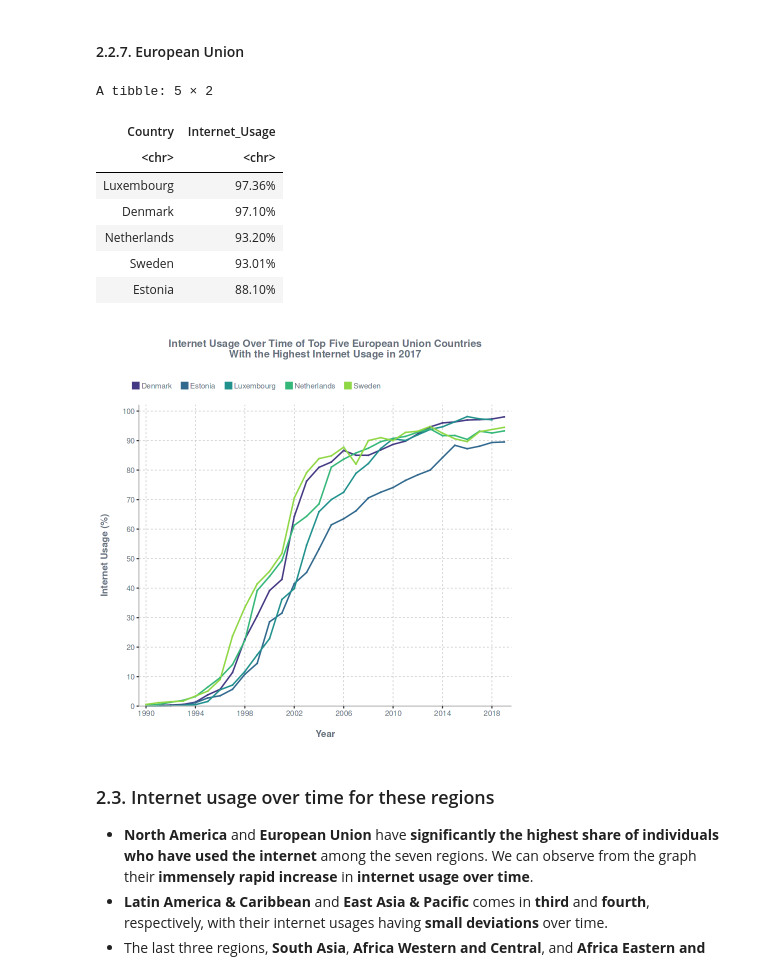
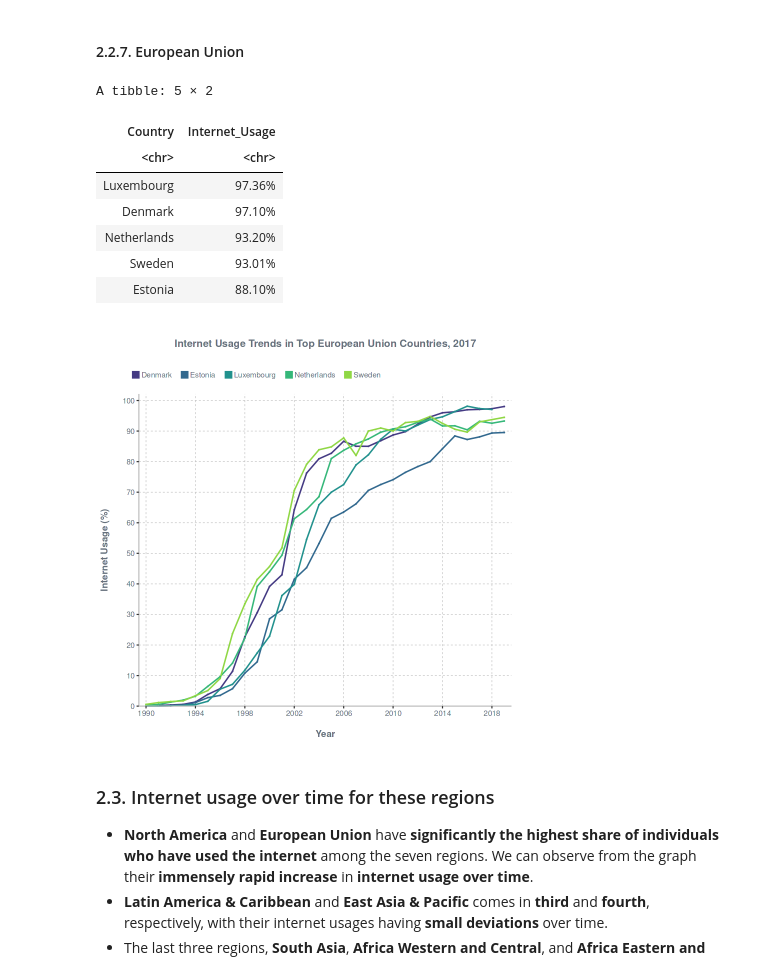
Before and after one commit to jbjdelacruz/DataSetlist, a Jupyter notebook: global-internet-accessibility/notebook.ipynb, the cells around one changed output. Saved outputs shown, nothing was run; the diff lists cells and outputs as text; code cells hidden in the pictures.

```diff
--- a/global-internet-accessibility/notebook.ipynb
+++ b/global-internet-accessibility/notebook.ipynb
@@ -590,35 +590,35 @@ top_five_internet_use_eu <- internet_eu %>%
 	mutate(Internet_Usage = label_percent(accuracy = 0.01)(Internet_Usage/100)) %>%
 	select(c("Entity", "Internet_Usage")) %>%
 	rename(Country = Entity)
 
 top_five_internet_use_eu
 
 # Subset data for plot
 plotData_top_five_eu <- internet %>% filter(Entity %in% top_five_internet_use_eu$Country)
 
 # Plot time series
 plot_series(
     data = plotData_top_five_eu,
     x = "Year",
     xlabs = "Year",
     y = "Internet_Usage",
     ylabs = "Internet Usage (%)",
     group = "Entity",
-    title = "Internet Usage Over Time of Top Five European Union Countries\nWith the Highest Internet Usage in 2017",
+    title = "Internet Usage Trends in Top European Union Countries, 2017",
     title.s = 12,
     by = 10,
     colors = c("#443A83", "#31688E", "#21918D", "#35B779", "#8FD744")
 )
 # %% [output]
 A tibble: 5 × 2
 | Country | Internet_Usage |
 | <chr> | <chr> |
 | Luxembourg | 97.36% |
 | Denmark | 97.10% |
 | Netherlands | 93.20% |
 | Sweden | 93.01% |
 | Estonia | 88.10% |
-[figure, old version]
+[figure, new version]
 # %% [markdown]
 ### 2.3. Internet usage over time for these regions
 
```
Also changed, not shown: parts of 13 cells of this notebook.
